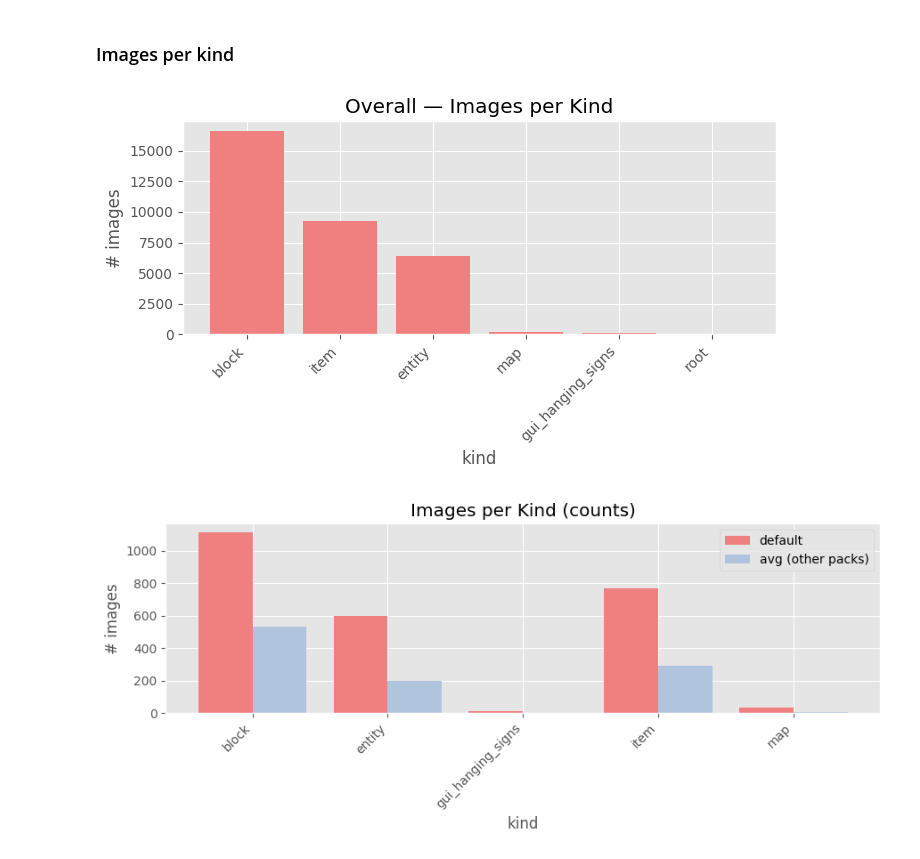
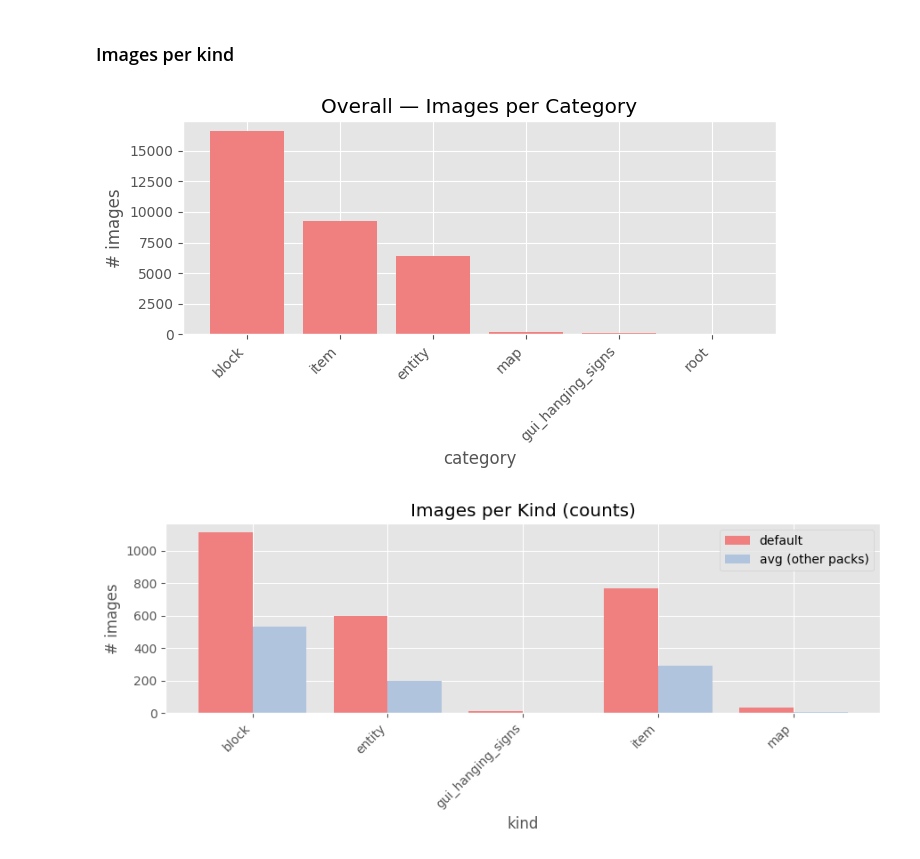
Before and after one commit to Maicchi/INFO9023-MineTexture, a Jupyter notebook: scripts/EDA.ipynb, the cells around one changed output. Saved outputs shown, nothing was run; the diff lists cells and outputs as text; code cells hidden in the pictures.

Commit message:
Fix plots titles

```diff
--- a/scripts/EDA.ipynb
+++ b/scripts/EDA.ipynb
@@ -116,16 +116,16 @@ plt.show()
 # %%
 images_per_kind = df.groupby("kind_clean").size().sort_values(ascending=False)
 
 plt.figure(figsize=(7, 4))
 plt.bar(images_per_kind.index, images_per_kind.values, color="lightcoral")
 plt.xticks(rotation=45, ha="right")
-plt.title("Overall — Images per Kind")
-plt.xlabel("kind")
+plt.title("Overall — Images per Category")
+plt.xlabel("category")
 plt.ylabel("# images")
 plt.tight_layout()
 plt.show()
 # %% [output]
-[figure, old version]
+[figure, new version]
 # %%
 default_df_filtered = default_df[default_df["kind_clean"] != "root"]
 other_df_filtered = other_df[other_df["kind_clean"] != "root"]
```
Also changed, not shown: parts of 1 cell of this notebook.
